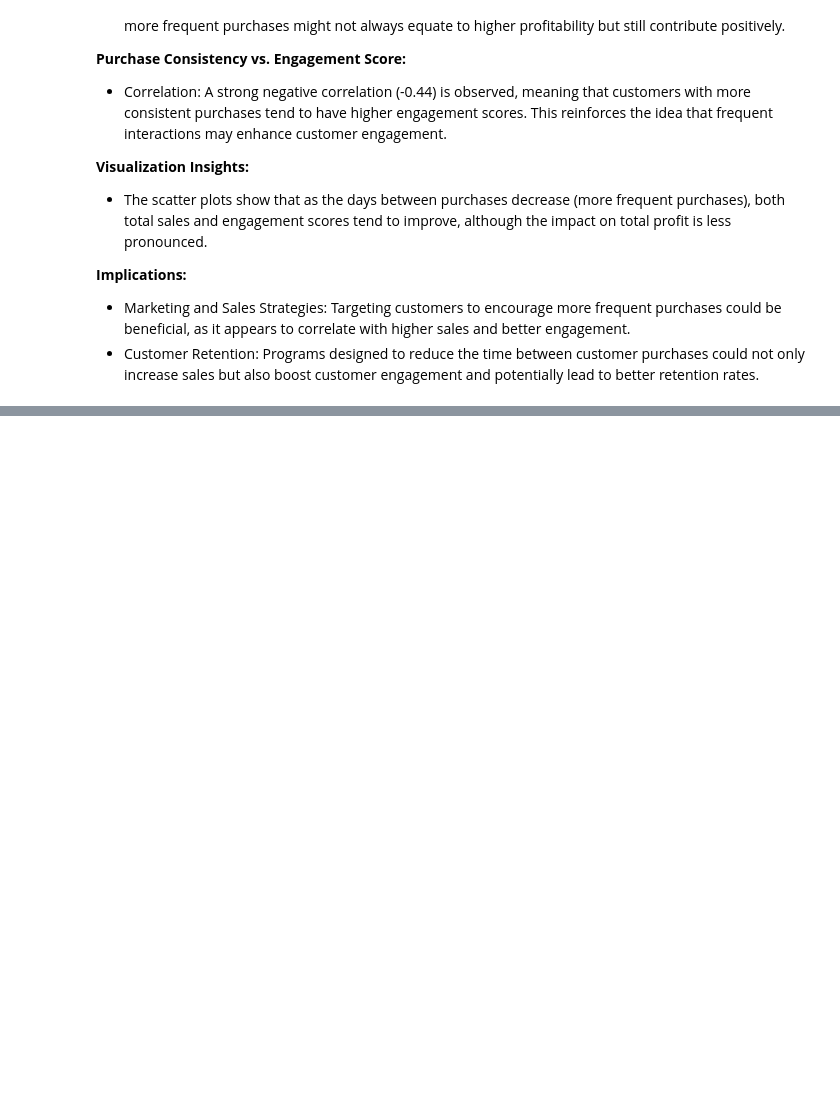
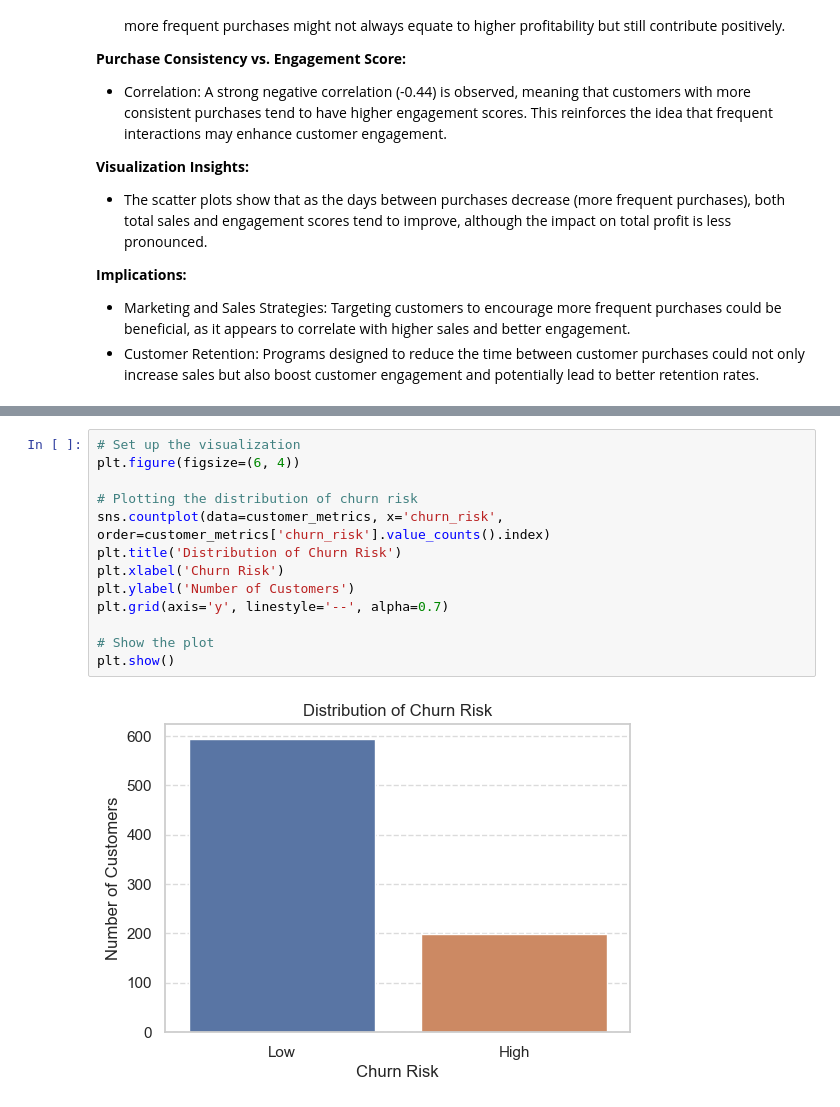
Before and after one commit to lilitrdavidyan/venture-ready-ecommerce-insights, a Jupyter notebook: notebooks/customer_profiles.ipynb, the cells around one changed output, grey strips where cells are left out. Cells and saved outputs as stored; diff of their text form; blank space fills up the shorter version.

```diff
--- a/notebooks/customer_profiles.ipynb
+++ b/notebooks/customer_profiles.ipynb
@@ -532,0 +624,15 @@ purchase_consistency_correlation
+# %%
+# Set up the visualization
+plt.figure(figsize=(6, 4))
+
+# Plotting the distribution of churn risk
+sns.countplot(data=customer_metrics, x='churn_risk', order=customer_metrics['churn_risk'].value_counts().index)
+plt.title('Distribution of Churn Risk')
+plt.xlabel('Churn Risk')
+plt.ylabel('Number of Customers')
+plt.grid(axis='y', linestyle='--', alpha=0.7)
+
+# Show the plot
+plt.show()
+# %% [output]
+[figure, added]
```
Also changed, not shown: parts of 26 cells of this notebook, 4 other files.
